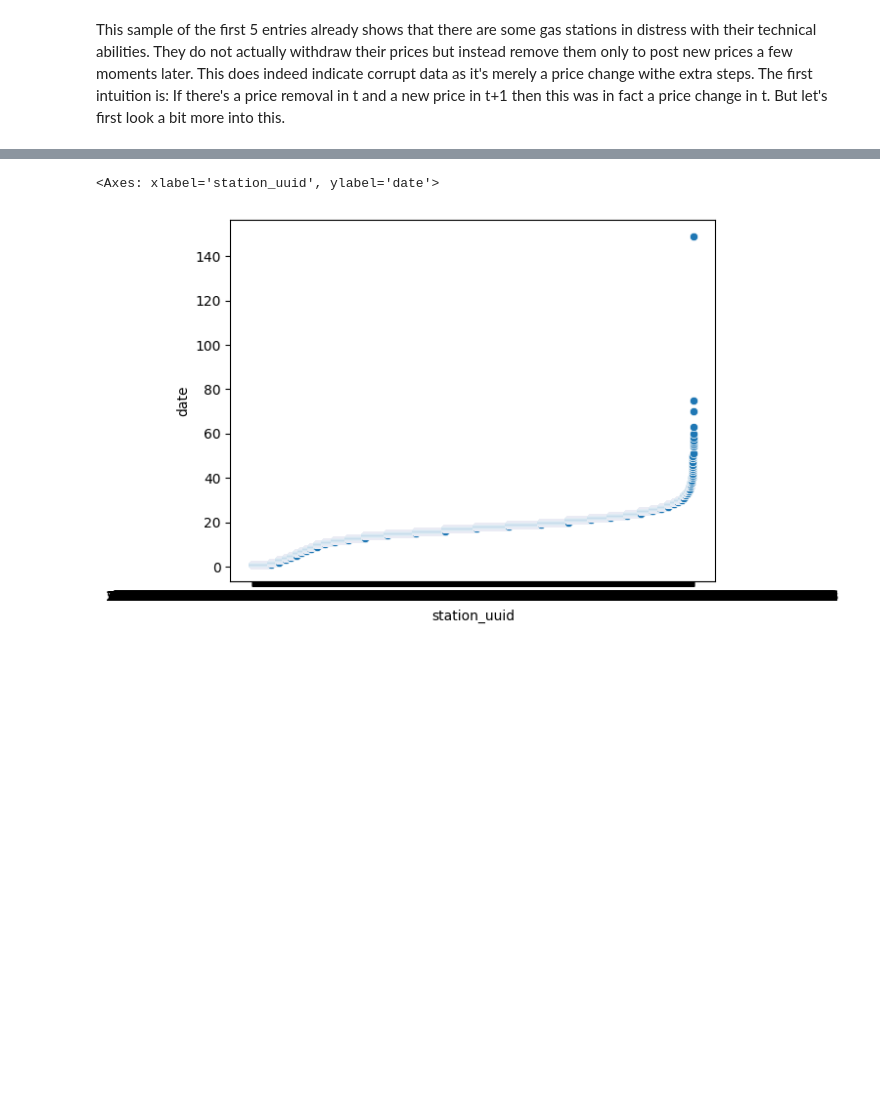
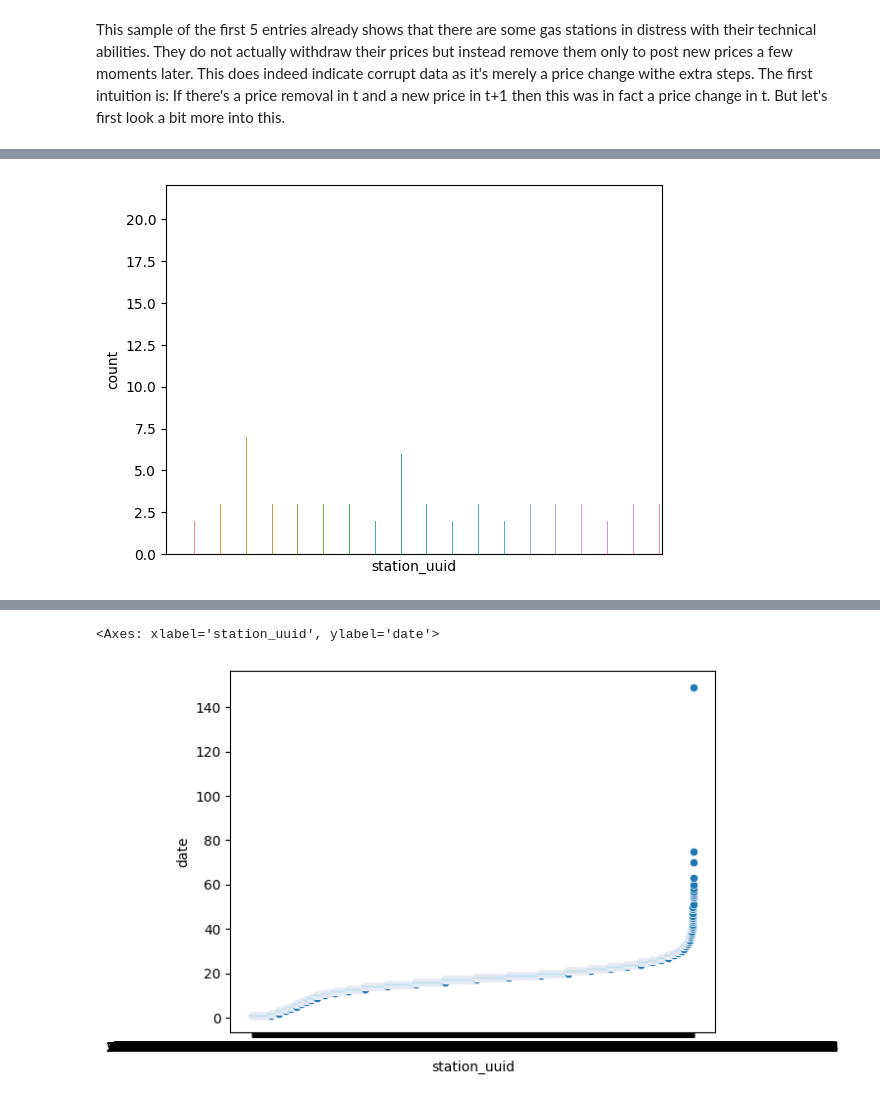
Before and after one commit to petrol-price-predictor/jurassic-juice-juggler, a Jupyter notebook: eda_prices.ipynb, the cells around one changed output, grey strips where cells are left out. Drawn from its saved outputs; the diff is of its cells as text; code cells hidden in the pictures; blank space fills up the shorter version.

Commit message:
few numbers and a miserable plot

```diff
--- a/eda_prices.ipynb
+++ b/eda_prices.ipynb
@@ -41,7 +42,8 @@ np.random.seed(RSEED)
 
 But let's first take a step back and start with some basic EDA by importing a random day from our data.
 # %%
-prices_sample = pd.read_csv(files.pick_random_csv(PRICES_DIR, random_state=RSEED))
+# prices_sample = pd.read_csv(files.pick_random_csv(PRICES_DIR, random_state=RSEED))
+prices_sample = pd.read_csv(PRICES_DIR / '2021' / '08' / '2021-08-09-prices.csv')
 
 display(prices_sample.sample(3, random_state=RSEED))
 display(viz.nice_summary(prices_sample))
@@ -120,0 +115,19 @@ print(num_stations, num_stations_rn, len(duplicated_rn))
+# %%
+num_stations = prices_sample.station_uuid.nunique()
+num_stations_rn = remove_new.station_uuid.nunique()
+duplicated_rn = remove_new[remove_new.station_uuid.duplicated(False) == True]
+
+print(
+    'Total number of operating gas stations on this day: {}\n'
+    'Number of reports with at least one new or removed price: {}\n'
+    'Number of operating gas stations with new or removed prices: {}\n'
+    'Number of those with more than one entry: {}\n'
+    'accounting for {} extra new or removed entries.\n'
+    .format(
+        num_stations,
+        len(remove_new),
+        num_stations_rn,
+        duplicated_rn.station_uuid.nunique(),
+        len(duplicated_rn),
+    )
+)
@@ -121,3 +161,10 @@ print(num_stations, num_stations_rn, len(duplicated_rn))
+# %%
+sns.countplot(duplicated_rn, x='station_uuid', hue='station_uuid')
+plt.xticks([])
+plt.legend().remove()
+plt.show()
+# %% [output]
+[figure, added]
 # %%
 prices_data.query('station_uuid == "4a6773b3-2c38-453c-812b-665be4ff6c3b"')
 # %% [output]
```
Also changed, not shown: parts of 5 cells of this notebook, 1 other file.
